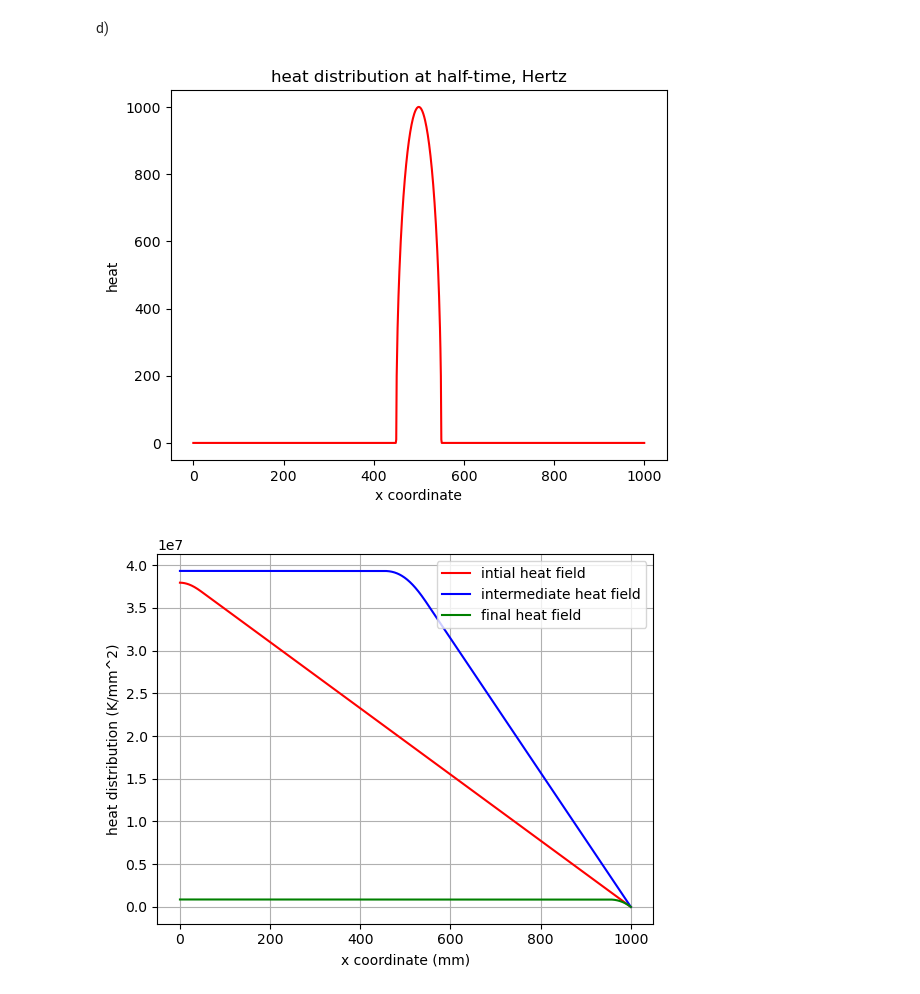
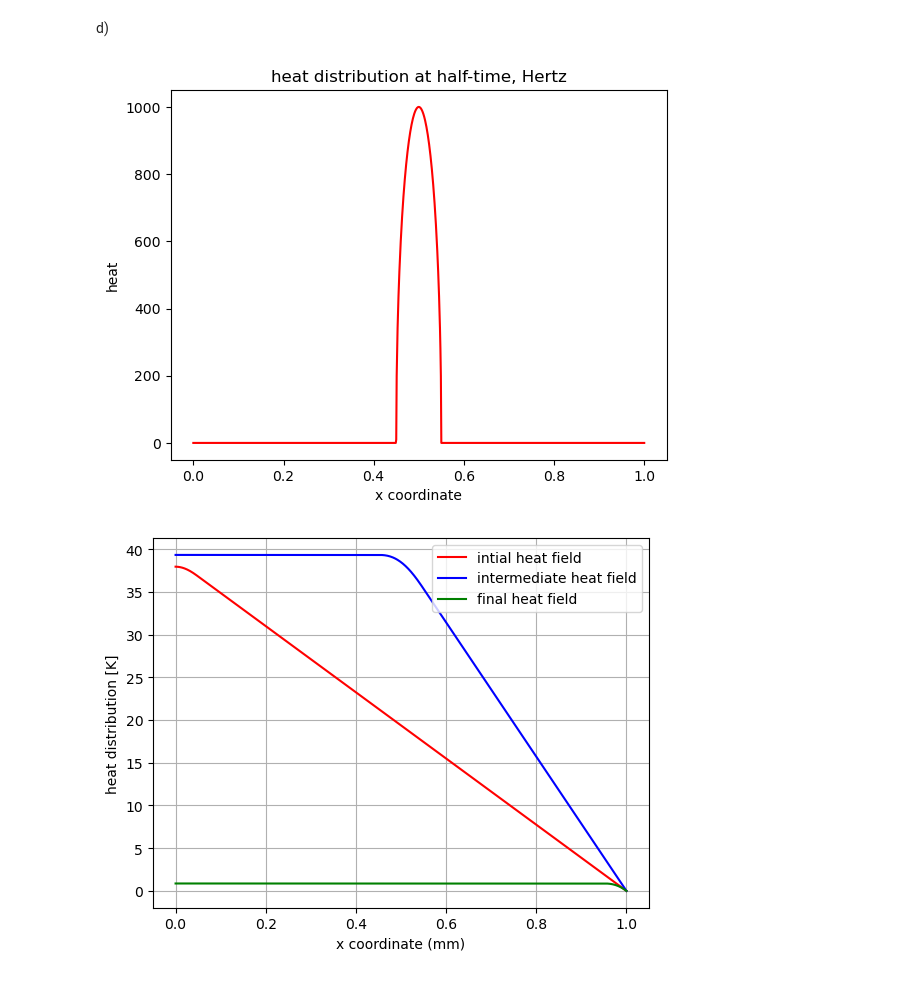
Before and after one commit to Willepq/IMS135, a Jupyter notebook: Assignments/ASS1.ipynb, the cells around one changed output. Cells and saved outputs as stored; diff of their text form; code cells hidden in the pictures.

```diff
--- a/Assignments/ASS1.ipynb
+++ b/Assignments/ASS1.ipynb
@@ -28,7 +28,7 @@ import matplotlib.pyplot as plt
 # Set up the problem
 
 # Properties
-L=1000      # [mm]
+L=1      # [mm]
 Exk=1000.   # [K/m^2]
 tend=1000   # [s]
 Kx_max=1000    # [K/m^2]
@@ -248,33 +248,33 @@ plt.title('heat distribution at half-time, Hertz')
 A=np.zeros((ndofs-1,ndofs-1))
 np.fill_diagonal(A, -2)
 np.fill_diagonal(A[:, 1:], 1)
 np.fill_diagonal(A[1:, :], 1)
 A[0, 0] = -1
 
 A=A/(dx**2)
 
 #use sparse matrix to speed up
 As = csr_matrix(A, shape=(ndofs-1, ndofs-1))
 
 Kx_values=np.zeros((ndofs-1,))
 a_hist=np.zeros((ndofs,ntime))
 for i in range(ntime):
     for j in range(ndofs-2):
         Kx_values[j]=hertz_distribution(Ex[j+1], body_width, Kx_max, velocity, tt[i])
 
     a=spsolve(As,-Kx_values)
     a_hist[0:-1,i]=a
 
 
 plt.figure()
 plt.plot(Ex,a_hist[:,0], 'r', label='intial heat field')
 plt.plot(Ex,a_hist[:,round(ntime/2)], 'b', label='intermediate heat field')
 plt.plot(Ex,a_hist[:,-1], 'g', label='final heat field')
 plt.xlabel('x coordinate (mm)')  # Label for the x-axis
-plt.ylabel('heat distribution (K/mm^2)')  # Label for the y-axis
+plt.ylabel('heat distribution [K]')  # Label for the y-axis
 plt.legend()
 plt.grid()
 plt.show()
 # %% [output]
-[figure, old version]
+[figure, new version]
-[figure, old version]
+[figure, new version]
```
Also changed, not shown: parts of 4 cells of this notebook.
